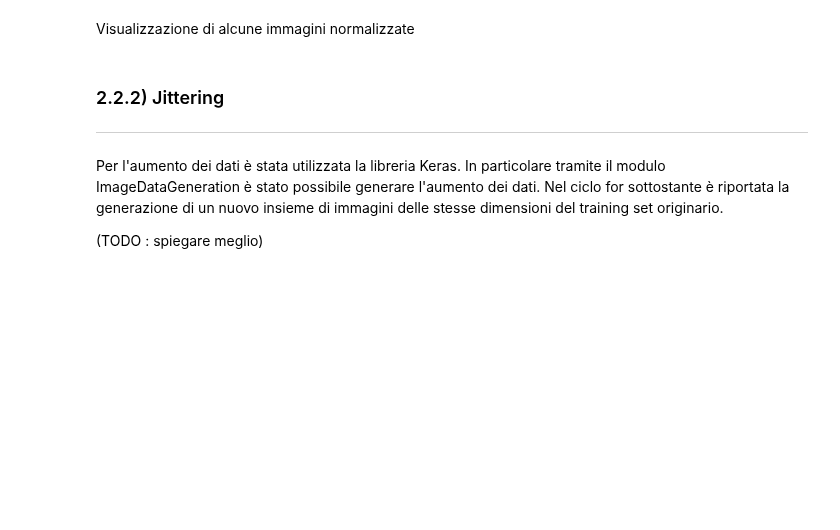
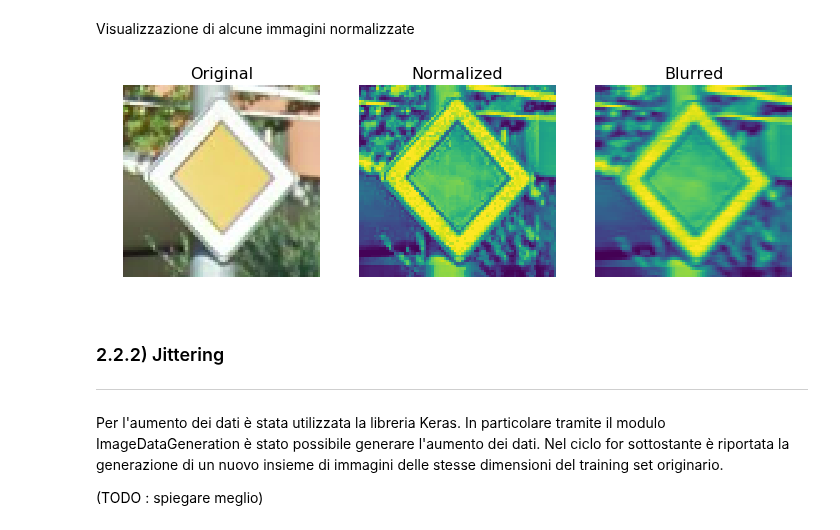
Before and after one commit to cecchilinux/machine_learning, a Jupyter notebook: notebooks/report.ipynb, the cells around one changed output. Drawn from its saved outputs; the diff is of its cells as text; code cells hidden in the pictures; blank space fills up the shorter version.

Commit message:
[UPDATE] Plotting a comparison between an original, normalized and blurred image.

````diff
--- a/notebooks/report.ipynb
+++ b/notebooks/report.ipynb
@@ -110,6 +110,42 @@ for ii in range(int(len(X_train)/1000)):
 ```
 # %% [markdown]
 Visualizzazione di alcune immagini normalizzate
+# %%
+import matplotlib.pyplot as plt
+import matplotlib.image as mpimg
+import my_mod_manipulate_image as mod
+
+img_path = './Sign_image_resized/img10.png'
+fig = plt.figure(figsize=(12, 4))
+img = mpimg.imread(img_path)
+#immagine originale
+ax1 = fig.add_subplot(131)
+plt.imshow(img)
+ax1.set_title('Original',fontsize=16)
+plt.axis('off')
+
+
+#manipolazione dell'immagine
+img = mpimg.imread(img_path,0)
+img_norm = mod.normalize_img(img)
+img_blur = mod.motion_blur(img_norm[:,:,0])
+
+#immagine normalizzata
+ax2 = fig.add_subplot(132)
+plt.imshow(img_norm[:,:,0])
+ax2.set_title('Normalized',fontsize=16)
+plt.axis('off')
+
+#immagine normalizzata e sfocata
+ax3 = fig.add_subplot(133)
+plt.imshow(img_blur)
+plt.axis('off')
+ax3.set_title('Blurred',fontsize=16)
+
+
+plt.show()
+# %% [output]
+[figure, added]
 # %%
 #TODO : visualizzazione di alcune immagini normalizzate ?!
 # %% [markdown]
````
